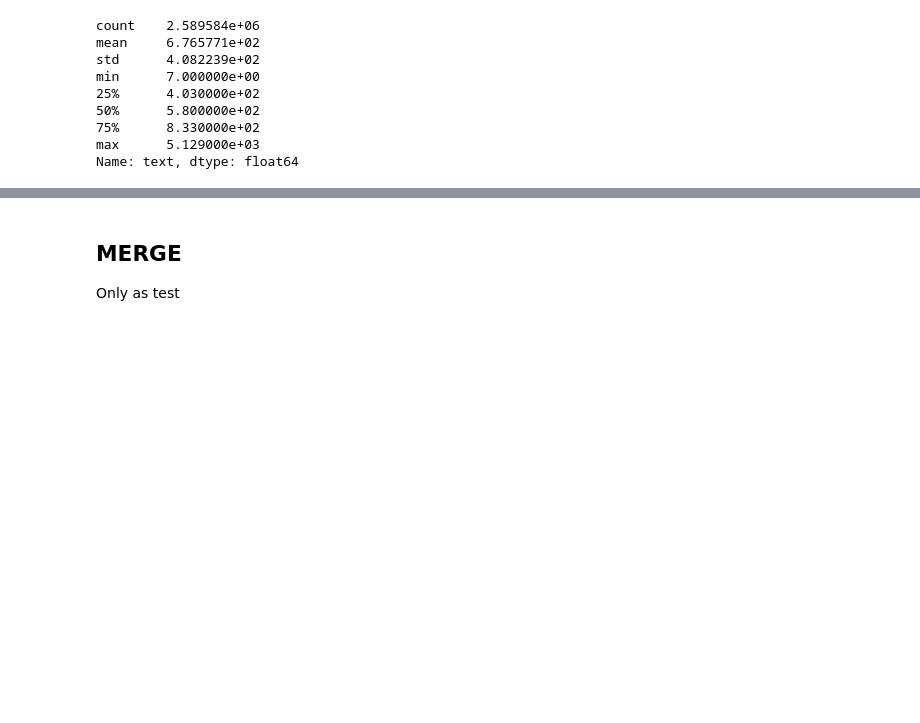
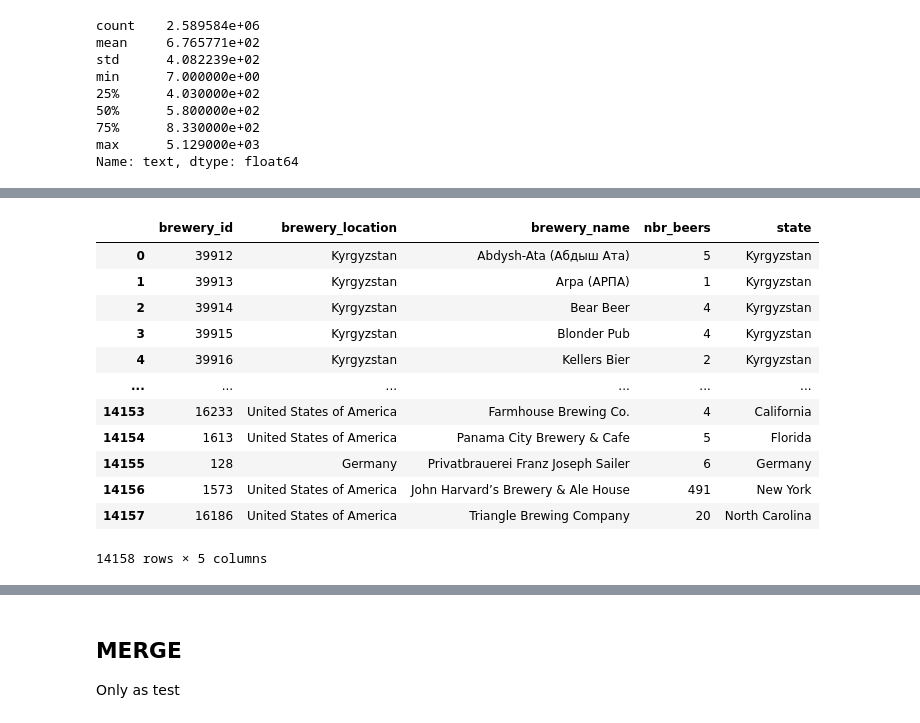
Before and after one commit to epfl-ada/ada-2023-project-todolegax, a Jupyter notebook: data_prepro_BA_Axel_Tom.ipynb, the cells around one changed output, grey strips where cells are left out. Saved outputs shown, nothing was run; the diff lists cells and outputs as text; code cells hidden in the pictures; blank space fills up the shorter version.

```diff
--- a/data_prepro_BA_Axel_Tom.ipynb
+++ b/data_prepro_BA_Axel_Tom.ipynb
@@ -290,0 +303,50 @@ Name: text, dtype: float64
+# %%
+breweries_loc = breweries_filt.copy(deep=True)
+# Load the world map shapefile
+world = gpd.read_file(gpd.datasets.get_path('naturalearth_lowres'))
+# Load the USA state map
+us_states = gpd.read_file('GeoJSON/gz_2010_us_040_00_500k.json')
+# Extract countries name
+unique_loc = world['name'].unique()
+# Extract state name
+unique_state = us_states['NAME'].unique()
+# Create column for state in breweries df, will be used for USA
+breweries_loc['state'] = '-'
+
+# Loop through the 'brewery_location' column and replace values if needed
+for i, location in enumerate(breweries_loc['brewery_location']):
+    closest_match_country = find_closest_match(location, unique_loc)
+
+    if closest_match_country and closest_match_country[0] != location:
+        if closest_match_country[0] == 'United States of America':
+            breweries_loc.at[i, 'brewery_location'] = closest_match_country[0]
+            # Find state
+            state = location.split(', ')[1]
+            closest_match_state = find_closest_match(state, unique_state)
+            if closest_match_state and closest_match_state[0] != state:
+                breweries_loc.at[i, 'state'] = closest_match_state
+            else:
+                breweries_loc.at[i, 'state'] = state
+        else:
+            # Replace the value in the DataFrame
+            breweries_loc.at[i, 'brewery_location'] = closest_match_country[0]
+            breweries_loc.at[i, 'state'] = closest_match_country[0]
+
+    else:
+        breweries_loc.at[i, 'state'] = breweries_loc.at[i, 'brewery_location']
+
+display(breweries_loc)
+# %% [output]
+|  | brewery_id | brewery_location | brewery_name | nbr_beers | state |
+| 0 | 39912 | Kyrgyzstan | Abdysh-Ata (Абдыш Ата) | 5 | Kyrgyzstan |
+| 1 | 39913 | Kyrgyzstan | Arpa (АРПА) | 1 | Kyrgyzstan |
+| 2 | 39914 | Kyrgyzstan | Bear Beer | 4 | Kyrgyzstan |
+| 3 | 39915 | Kyrgyzstan | Blonder Pub | 4 | Kyrgyzstan |
+| 4 | 39916 | Kyrgyzstan | Kellers Bier | 2 | Kyrgyzstan |
+| ... | ... | ... | ... | ... | ... |
+| 14153 | 16233 | United States of America | Farmhouse Brewing Co. | 4 | California |
+| 14154 | 1613 | United States of America | Panama City Brewery & Cafe | 5 | Florida |
+| 14155 | 128 | Germany | Privatbrauerei Franz Joseph Sailer | 6 | Germany |
+| 14156 | 1573 | United States of America | John Harvard’s Brewery & Ale House | 491 | New York |
+| 14157 | 16186 | United States of America | Triangle Brewing Company | 20 | North Carolina |
+14158 rows × 5 columns
```
Also changed, not shown: parts of 9 cells of this notebook, 1 other file.
